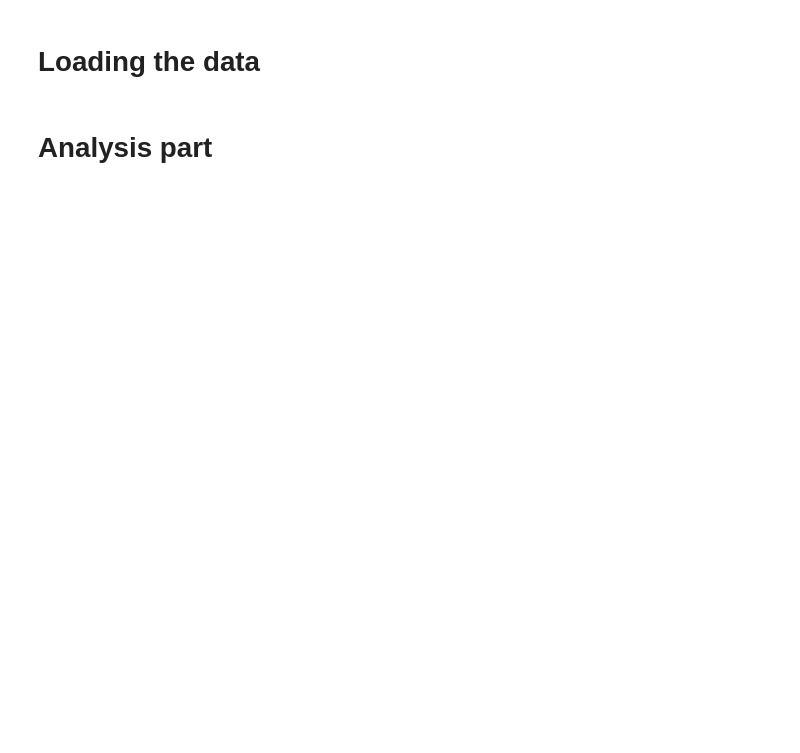
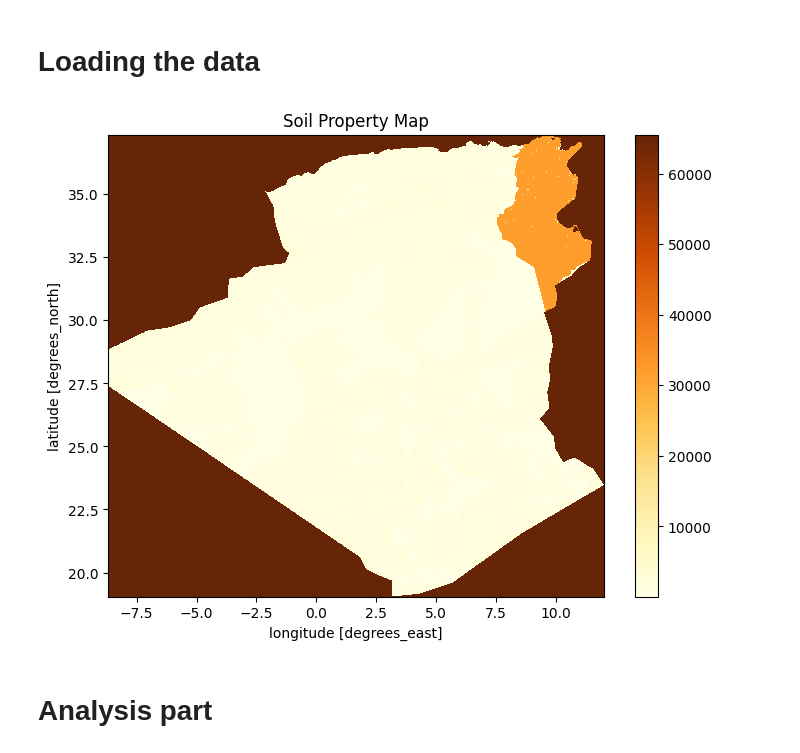
Before and after one commit to MohamedRamzi9/Data-Mining-Project, a Jupyter notebook: data_processing/soil.ipynb, the cells around one changed output. Drawn from its saved outputs; the diff is of its cells as text; code cells hidden in the pictures; blank space fills up the shorter version.

```diff
--- a/data_processing/soil.ipynb
+++ b/data_processing/soil.ipynb
@@ -9,20 +9,7 @@ import xarray
 import rasterio
 import numpy as np
 import matplotlib.pyplot as plt
-
-mdb_path = r"../local_dataset/raw/soil/HWSD2.mdb"
-
-conn_str = (
-    r"DRIVER={Microsoft Access Driver (*.mdb, *.accdb)};"
-    f"DBQ={mdb_path};"
-)
-conn = pyodbc.connect(conn_str)
-
-# smu = pd.read_sql("SELECT * FROM HWSD2_SMU", conn)
-layers = pd.read_sql("SELECT * FROM HWSD2_LAYERS", conn)
-world = gpd.read_file(r"../local_dataset/raw/world/ne_110m_admin_0_countries.shp")
-raster_path = r"../local_dataset/raw/soil/HWSD2.bil"
-rds = rioxarray.open_rasterio(raster_path)
+import seaborn as sns
 
 def extract_smu_ids(countries):
     countries = world[world["NAME"].isin(countries)]
@@ -52,42 +39,59 @@ def extract_smu_ids(countries):
     # print("NaN removal done.")
 
     df = pd.DataFrame({
         "lon": lons[mask],
         "lat": lats[mask],
         "HWSD2_SMU_ID": smu_ids[mask].astype(int)
     })
     # print("DataFrame creation done.")
-    return df
-
+    return df, clipped
 def filter_smu_layers(smu_ids):
     # Filter to selected SMU_IDs
     layers_filtered = layers[layers["HWSD2_SMU_ID"].isin(smu_ids)]
 
     return layers_filtered
 
-smu_ids = extract_smu_ids(["Algeria", "Tunisia"])
-smu_ids = (
-    smu_ids.groupby("HWSD2_SMU_ID")[["lon", "lat"]]
-    .mean()  # centroid per SMU
-    .reset_index()
+mdb_path = r"../local_dataset/raw/soil/HWSD2.mdb"
+conn_str = (
+    r"DRIVER={Microsoft Access Driver (*.mdb, *.accdb)};"
+    f"DBQ={mdb_path};"
 )
+conn = pyodbc.connect(conn_str)
+
+smu = pd.read_sql("SELECT * FROM HWSD2_SMU", conn)
+layers = pd.read_sql("SELECT * FROM HWSD2_LAYERS", conn)
+world = gpd.read_file(r"../local_dataset/raw/world/ne_110m_admin_0_countries.shp")
+raster_path = r"../local_dataset/raw/soil/HWSD2.bil"
+rds = rioxarray.open_rasterio(raster_path)
+
+
+smu_ids, clipped_rds = extract_smu_ids(["Algeria", "Tunisia"])
+# smu_ids = (
+#     smu_ids.groupby("HWSD2_SMU_ID")[["lon", "lat"]]
+#     .mean()  # centroid per SMU
+#     .reset_index()
+# )
 
 # print("SMU ID extraction complete.")
 
 layers = filter_smu_layers(smu_ids["HWSD2_SMU_ID"])
 # print("Layer filtering complete.")
 
 layers = layers[layers["LAYER"] == "D1"]
 useful_columns = [
     "COARSE", "SAND", "SILT", "CLAY", "TEXTURE_USDA", "TEXTURE_SOTER",
     "BULK", "REF_BULK", "ORG_CARBON", "PH_WATER", "TOTAL_N", "CN_RATIO",
     "CEC_SOIL", "CEC_CLAY", "CEC_EFF", "TEB", "BSAT", "ALUM_SAT", "ESP",
     "TCARBON_EQ", "GYPSUM", "ELEC_COND",
 ]
 layers = layers[useful_columns]
 
-# print(layers.shape, smu_ids.shape)
-# print("Column filtering complete.")
+clipped_rds = clipped_rds.squeeze("band", drop=True)
+clipped_rds.plot(cmap="YlOrBr", robust=True, figsize=(8, 6))
+plt.title("Soil Property Map")
+plt.show()
+# %% [output]
+[figure, added]
 # %% [markdown]
 # Analysis part
 # %%
```
Also changed, not shown: parts of 3 cells of this notebook, 2 other files.
